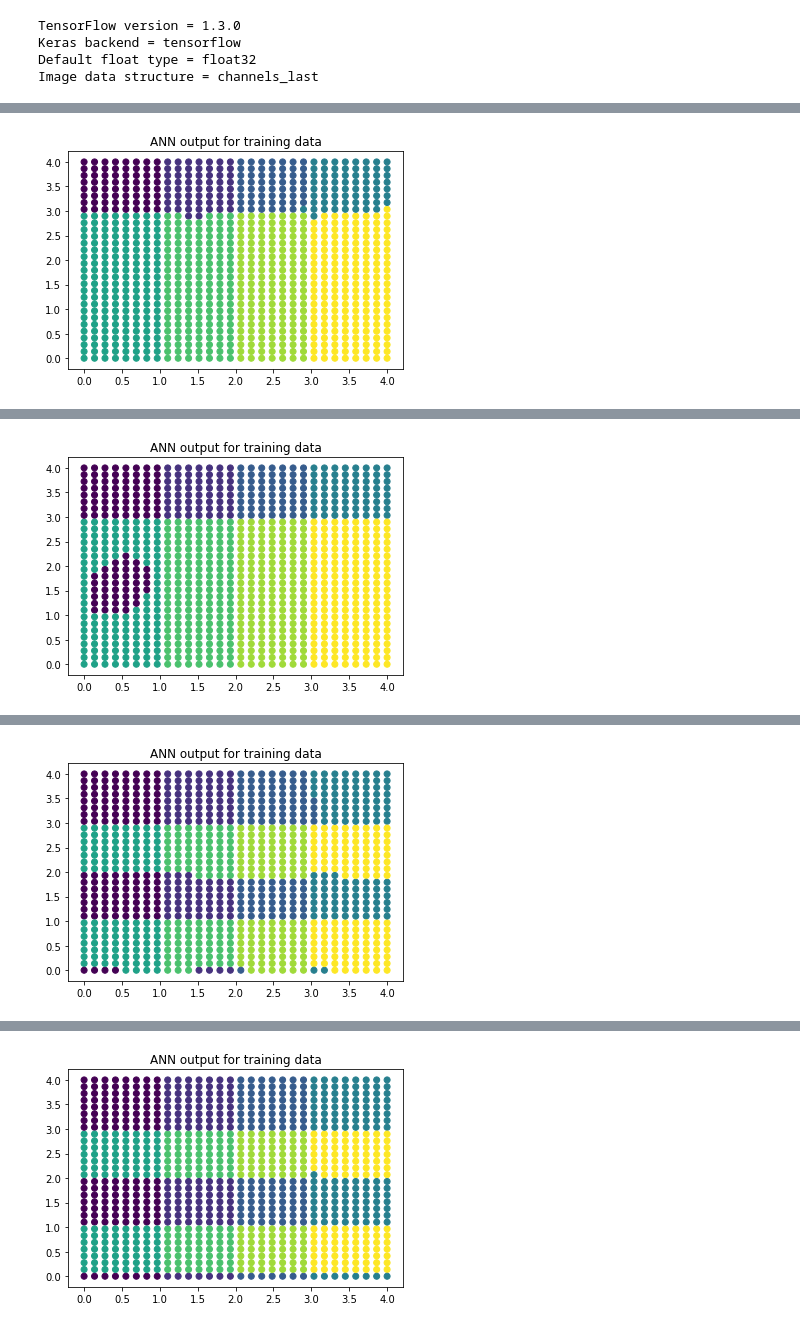
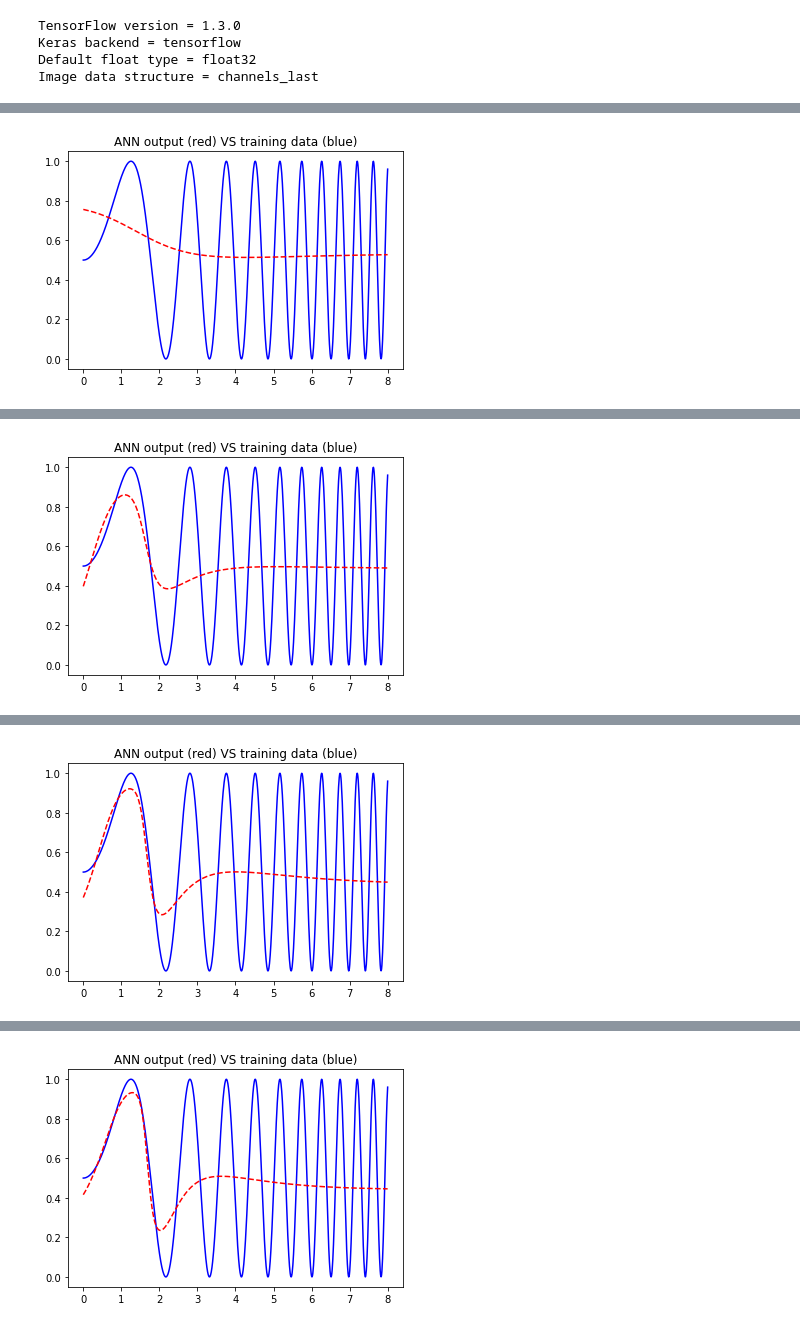
Before and after one commit to BartyzalRadek/neuroinformatics-course, a Jupyter notebook: FFNN.ipynb, the cells around one changed output, grey strips where cells are left out. Drawn from its saved outputs; the diff is of its cells as text; code cells hidden in the pictures.

Commit message:
Training one dim function.

```diff
--- a/FFNN.ipynb
+++ b/FFNN.ipynb
@@ -99,7 +99,7 @@ def test_model(model, x_test, y_test):
     else:
         print("Cannot test model: No test data supplied.")
 # %%
-def train_model(model, batch_size, epochs, x_train, y_train, x_test, y_test, plot_outputs=True):
+def train_model(model, batch_size, epochs, x_train, y_train, x_test, y_test, plot_outputs=True, plot_epochs=500):
     print("==== Training ====")
     y_predicts = []
     if plot_outputs:
@@ -107,16 +107,16 @@ def train_model(model, batch_size, epochs, x_train, y_train, x_test, y_test, plo
         while epochs_done < epochs:
             model.fit(x_train, y_train,
                   batch_size=batch_size,
-                  epochs=500,
+                  epochs=plot_epochs,
                   verbose=0
                       #,validation_data=(x_test, y_test) #This calculates validation on test set after each epoch = too slow
                      )
-            epochs_done += 500
+            epochs_done += plot_epochs
             y_pred = model.predict(x_train)
             y_predicts.append(y_pred)
             print("After",epochs_done,"epochs:")
             test_model(model, x_test, y_test)
-            plot_output(x_train, y_pred)
+            plot_output(x_train, y_pred, y_train)
     else:
         model.fit(x_train, y_train,
                   batch_size=batch_size,
@@ -171,11 +171,11 @@ def get_new_model(dataset, x_train, num_classes):
 
     elif dataset == Dataset.ONE_DIM:
         model.add(Dense(10, input_shape=x_train[0].shape, activation='sigmoid'))
-        model.add(Dense(5, activation='sigmoid'))
+        #model.add(Dense(5, activation='sigmoid'))
         model.add(Dense(1, activation='sigmoid'))
 
         model.compile(loss=keras.losses.mean_squared_error,
-                optimizer=keras.optimizers.SGD(lr=0.01),
+                optimizer=keras.optimizers.SGD(lr=0.1),
                 metrics=['mean_squared_error'])
     else:
         model = None
@@ -184,7 +184,7 @@ def get_new_model(dataset, x_train, num_classes):
     return model
 # %%
 dataset = Dataset.ONE_DIM
-x_train, y_train, x_test, y_test, num_classes = prepare_train_data(dataset, no_points=900, train_ratio=0.9)
+x_train, y_train, x_test, y_test, num_classes = prepare_train_data(dataset, no_points=900, train_ratio=1.0)
 # %% [output]
 Preparing training data for dataset ONE_DIM
 Loaded (900,) examples from data/ONE_DIM_900_xs.txt
@@ -205,7 +205,7 @@ batch_size = 8
 epochs = 3000
 # %%
 #y_predicted = train_model(model, batch_size, epochs, x_train[0:20], y_train[0:20], x_test[0:20], y_test[0:20])
-y_predicts = train_model(model, batch_size, epochs, x_train, y_train, x_test, y_test)
+y_predicts = train_model(model, batch_size, epochs, x_train, y_train, x_test, y_test, plot_epochs=1000)
 # %% [output]
 ==== Training ====
 After 500 epochs:
@@ -212,2 +214,2 @@ After 500 epochs:
-[figure, old version]
+[figure, new version]
 After 1000 epochs:
@@ -214,2 +218,2 @@ After 1000 epochs:
-[figure, old version]
+[figure, new version]
 After 1500 epochs:
@@ -216,2 +222,2 @@ After 1500 epochs:
-[figure, old version]
+[figure, new version]
 After 2000 epochs:
@@ -218,2 +226,2 @@ After 2000 epochs:
-[figure, old version]
+[figure, new version]
 After 2500 epochs:
```
Also changed, not shown: parts of 6 cells of this notebook.
